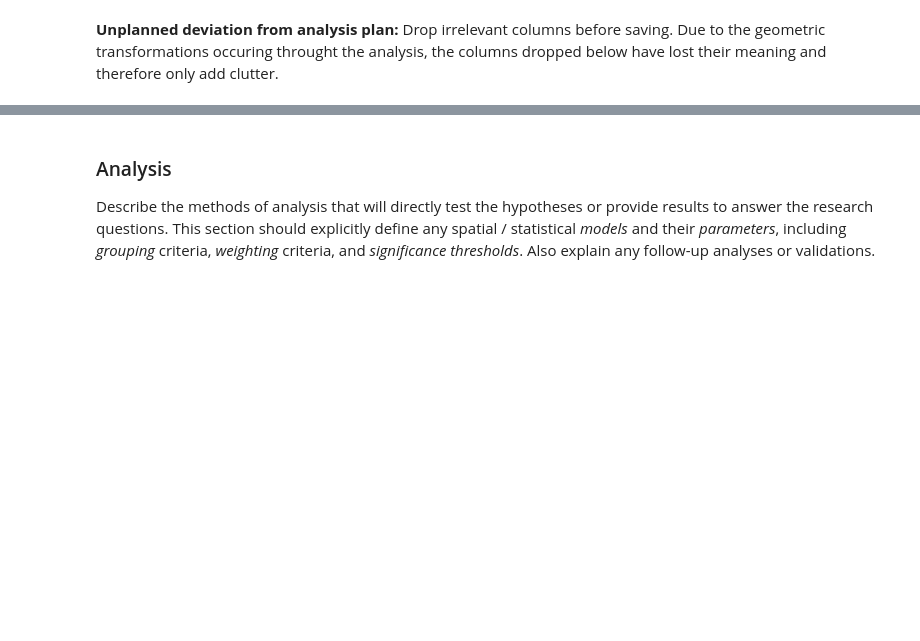
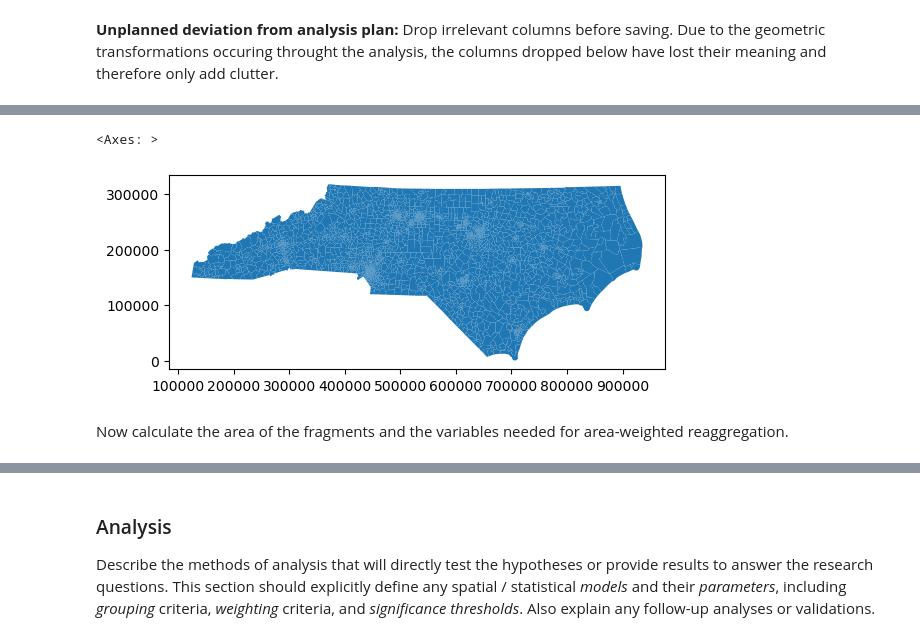
Before and after one commit to gsokolow/Rpr-120Lab-Gerrymandering, a Jupyter notebook: procedure/code/01-Jupyter_notebook.ipynb, the cells around one changed output, grey strips where cells are left out. Cells and saved outputs as stored; diff of their text form; code cells hidden in the pictures; blank space fills up the shorter version.

```diff
--- a/procedure/code/01-Jupyter_notebook.ipynb
+++ b/procedure/code/01-Jupyter_notebook.ipynb
@@ -308,0 +331,8 @@ summary_stats = pd.DataFrame({
+# %%
+## this code block runs and saves a union between the 2016 precinct fragments and the 2016 congressional districts. It takes ~10 minutes to run and has thus been commented out for efficiency. One way to make it faster might be to use a spatial index. It gets read back in from the data folder below.
+frag_2019 = precincts_nad.overlay(cd_2019, how='intersection')
+# %%
+frag_2019.plot()
+# %% [output]
+<Axes: >
+[figure, added]
@@ -308,0 +344,2 @@ summary_stats = pd.DataFrame({
+# %% [markdown]
+Now calculate the area of the fragments and the variables needed for area-weighted reaggregation.
```
Also changed, not shown: parts of 48 cells of this notebook, 12 other files.
